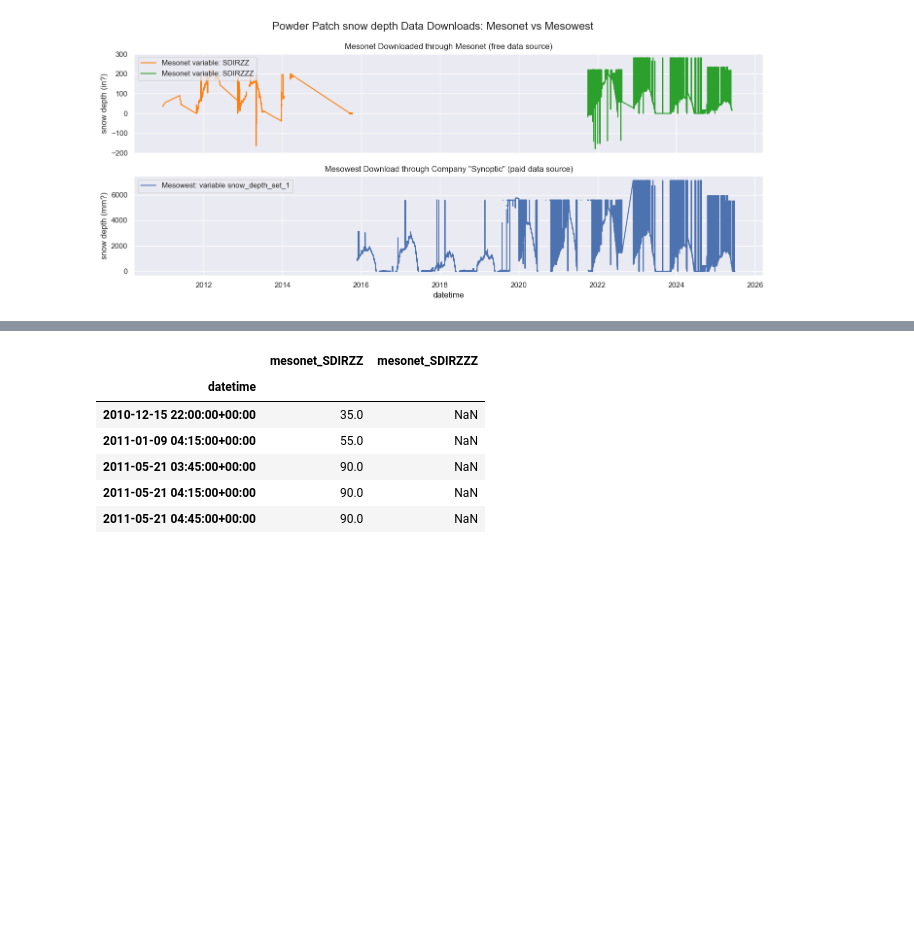
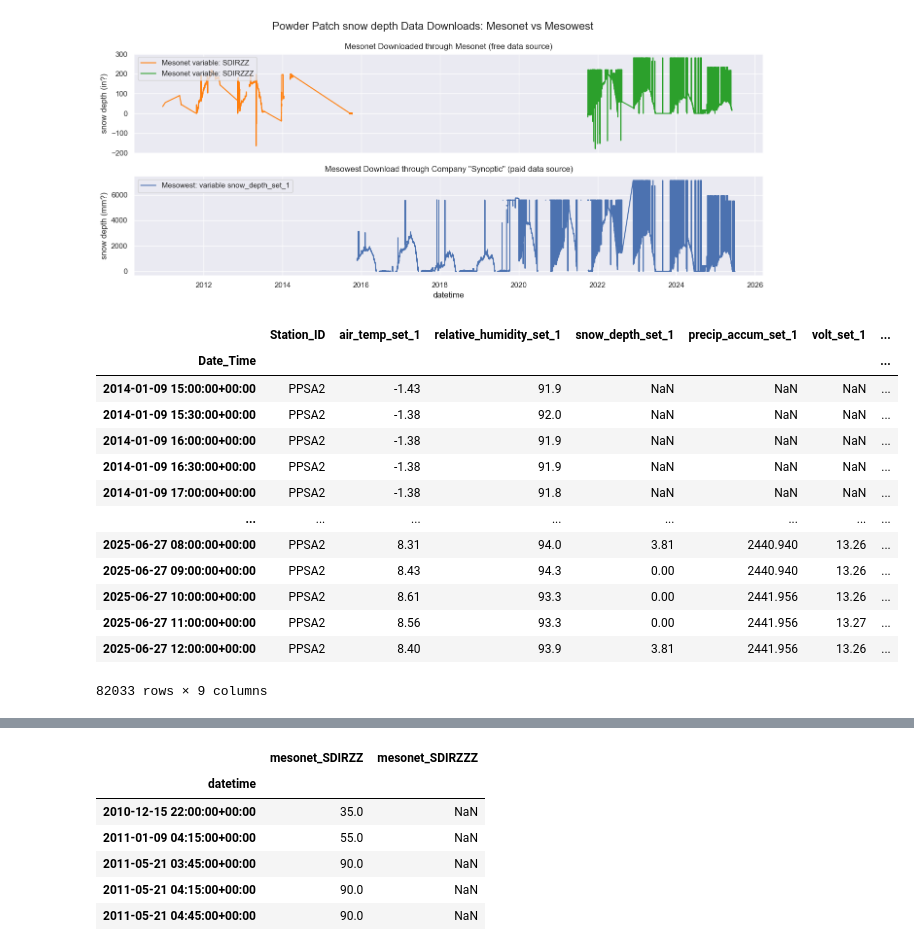
Before and after one commit to cassielumbrazo/juneau_data_analysis, a Jupyter notebook: 2_load_all_powderpatch_synoptic.ipynb, the cells around one changed output, grey strips where cells are left out. Cells and saved outputs as stored; diff of their text form; code cells hidden in the pictures; blank space fills up the shorter version.

```diff
--- a/2_load_all_powderpatch_synoptic.ipynb
+++ b/2_load_all_powderpatch_synoptic.ipynb
@@ -180,6 +180,23 @@ plt.tight_layout()
 plt.show()
 # %% [output]
 [figure]
+# %%
+df_mesowest
+# %% [output]
+|  | Station_ID | air_temp_set_1 | relative_humidity_set_1 | snow_depth_set_1 | precip_accum_set_1 | volt_set_1 | ... |
+| Date_Time |  |  |  |  |  |  | ... |
+| 2014-01-09 15:00:00+00:00 | PPSA2 | -1.43 | 91.9 | NaN | NaN | NaN | ... |
+| 2014-01-09 15:30:00+00:00 | PPSA2 | -1.38 | 92.0 | NaN | NaN | NaN | ... |
+| 2014-01-09 16:00:00+00:00 | PPSA2 | -1.38 | 91.9 | NaN | NaN | NaN | ... |
+| 2014-01-09 16:30:00+00:00 | PPSA2 | -1.38 | 91.9 | NaN | NaN | NaN | ... |
+| 2014-01-09 17:00:00+00:00 | PPSA2 | -1.38 | 91.8 | NaN | NaN | NaN | ... |
+| ... | ... | ... | ... | ... | ... | ... | ... |
+| 2025-06-27 08:00:00+00:00 | PPSA2 | 8.31 | 94.0 | 3.81 | 2440.940 | 13.26 | ... |
+| 2025-06-27 09:00:00+00:00 | PPSA2 | 8.43 | 94.3 | 0.00 | 2440.940 | 13.26 | ... |
+| 2025-06-27 10:00:00+00:00 | PPSA2 | 8.61 | 93.3 | 0.00 | 2441.956 | 13.26 | ... |
+| 2025-06-27 11:00:00+00:00 | PPSA2 | 8.56 | 93.3 | 0.00 | 2441.956 | 13.27 | ... |
+| 2025-06-27 12:00:00+00:00 | PPSA2 | 8.40 | 93.9 | 3.81 | 2441.956 | 13.26 | ... |
+82033 rows × 9 columns
 # %%
 # Create a tidy dataframe with datetime as index and snow depth variables as columns
 
```
Also changed, not shown: parts of 15 cells of this notebook, 2 other files.
